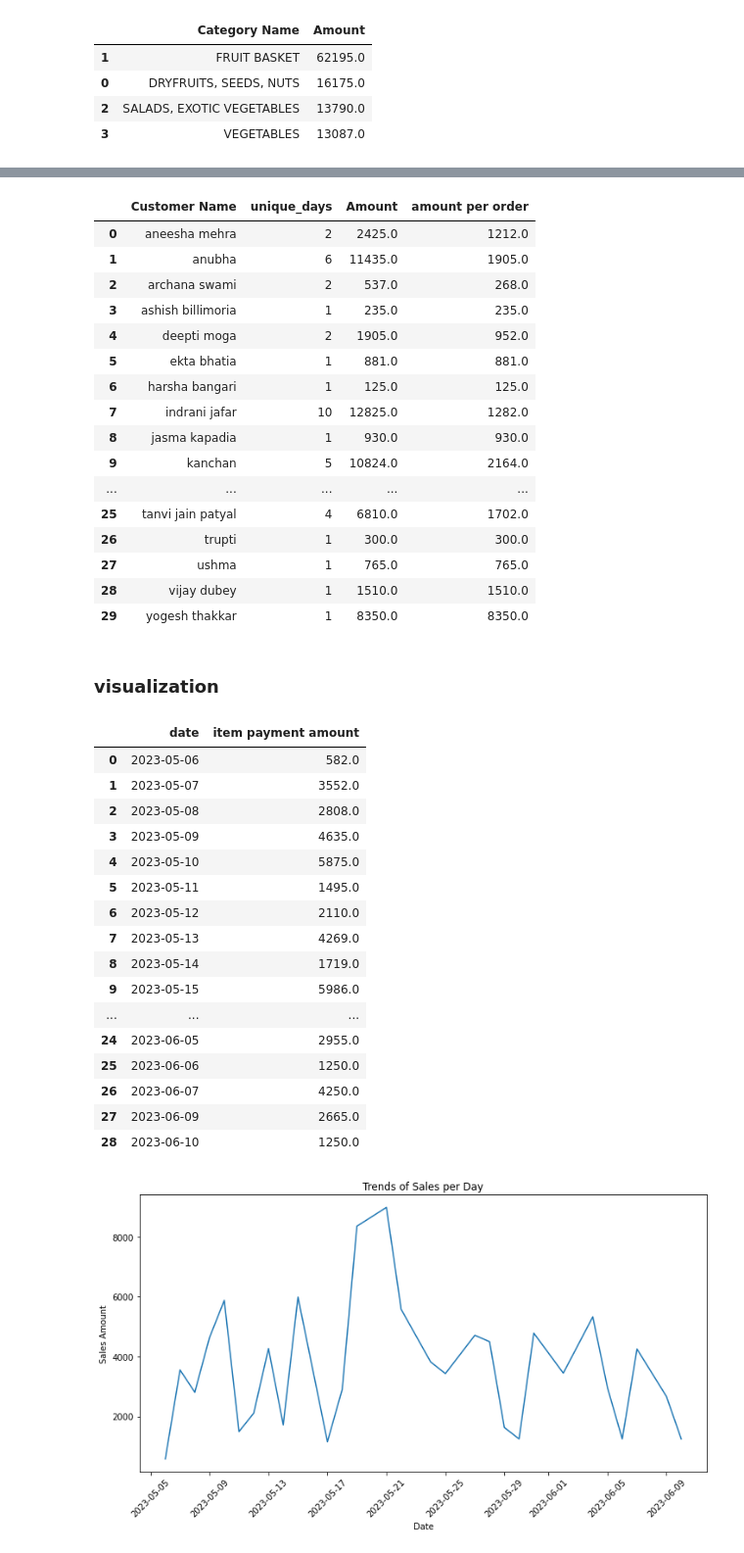
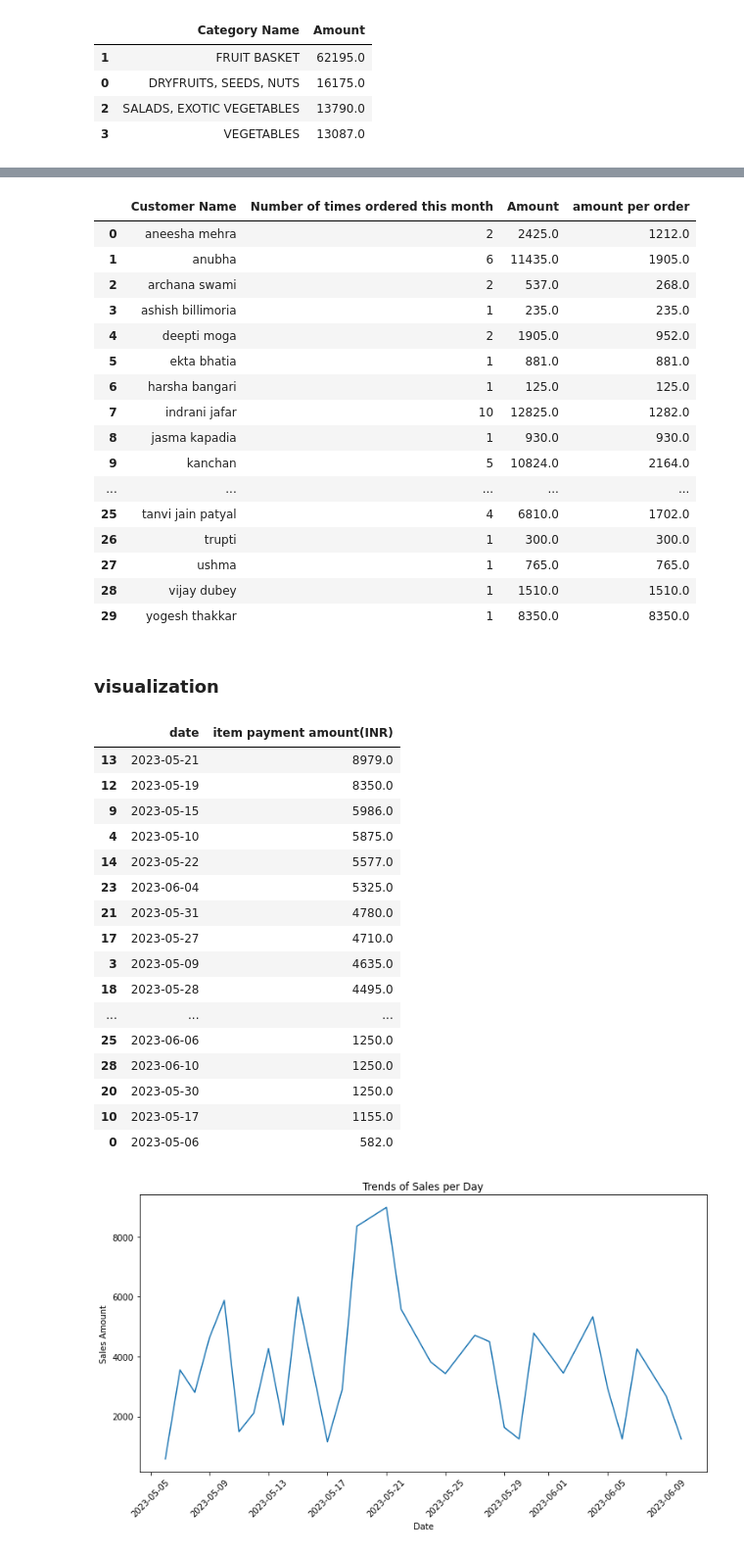
Before and after one commit to shuklatushar/Uniq_farm_analysis, a Jupyter notebook: original -tushar.ipynb, the cells around one changed output, grey strips where cells are left out. Shown: that part at 98% size. Saved outputs shown, nothing was run; the diff lists cells and outputs as text; code cells hidden in the pictures.

```diff
--- a/original -tushar.ipynb
+++ b/original -tushar.ipynb
@@ -49,4 +49,4 @@ combined_data.head()
 | 3 | pl_LxonlA4k4hCi7b | FRUIT BASKET - JUNE 10 | 09/06/2023 20:53:00 | order_LzsZKuPQrIFqhA | JAMUN 500G | 400.0 | 1 | ... |
 | 4 | pl_LxonlA4k4hCi7b | FRUIT BASKET - JUNE 10 | 09/06/2023 20:53:00 | order_LzsZKuPQrIFqhA | AVOCADOS 2 PCS | 600.0 | 1 | ... |
 # %%
-combined_data.tail()
+combined_data.rename(columns={'item payment amount':'item payment amount(INR) '},inplace=True)
@@ -608,10 +597,10 @@ unique_days=unique_days.sort_values(by='Customer Name')
 
 merged_df = pd.merge(unique_days,df_sorted_amount, on='Customer Name', how='left')
 
-merged_df['amount per order']=merged_df['Amount']//merged_df['unique_days']
+merged_df['amount per order']=merged_df['Amount']//merged_df['Number of times ordered this month']
 merged_df
 # %% [output]
-|  | Customer Name | unique_days | Amount | amount per order |
+|  | Customer Name | Number of times ordered this month | Amount | amount per order |
 | 0 | aneesha mehra | 2 | 2425.0 | 1212.0 |
 | 1 | anubha | 6 | 11435.0 | 1905.0 |
 | 2 | archana swami | 2 | 537.0 | 268.0 |
@@ -631,23 +620,24 @@ merged_df
 # %% [markdown]
 ### visualization
 # %%
-combined_data_payment_completed.groupby('date')['item payment amount'].sum().reset_index()
+date_amount=combined_data_payment_completed.groupby('date')['item payment amount(INR) '].sum().reset_index()
+date_amount.sort_values(by='item payment amount(INR) ',ascending=False)
 # %% [output]
-|  | date | item payment amount |
+|  | date | item payment amount(INR) |
+| 13 | 2023-05-21 | 8979.0 |
+| 12 | 2023-05-19 | 8350.0 |
+| 9 | 2023-05-15 | 5986.0 |
+| 4 | 2023-05-10 | 5875.0 |
+| 14 | 2023-05-22 | 5577.0 |
+| 23 | 2023-06-04 | 5325.0 |
+| 21 | 2023-05-31 | 4780.0 |
+| 17 | 2023-05-27 | 4710.0 |
+| 3 | 2023-05-09 | 4635.0 |
+| 18 | 2023-05-28 | 4495.0 |
+| ... | ... | ... |
+| 25 | 2023-06-06 | 1250.0 |
+| 28 | 2023-06-10 | 1250.0 |
+| 20 | 2023-05-30 | 1250.0 |
+| 10 | 2023-05-17 | 1155.0 |
 | 0 | 2023-05-06 | 582.0 |
-| 1 | 2023-05-07 | 3552.0 |
-| 2 | 2023-05-08 | 2808.0 |
-| 3 | 2023-05-09 | 4635.0 |
-| 4 | 2023-05-10 | 5875.0 |
-| 5 | 2023-05-11 | 1495.0 |
-| 6 | 2023-05-12 | 2110.0 |
-| 7 | 2023-05-13 | 4269.0 |
-| 8 | 2023-05-14 | 1719.0 |
-| 9 | 2023-05-15 | 5986.0 |
-| ... | ... | ... |
-| 24 | 2023-06-05 | 2955.0 |
-| 25 | 2023-06-06 | 1250.0 |
-| 26 | 2023-06-07 | 4250.0 |
-| 27 | 2023-06-09 | 2665.0 |
-| 28 | 2023-06-10 | 1250.0 |
 # %%
```
Also changed, not shown: parts of 55 cells of this notebook.
